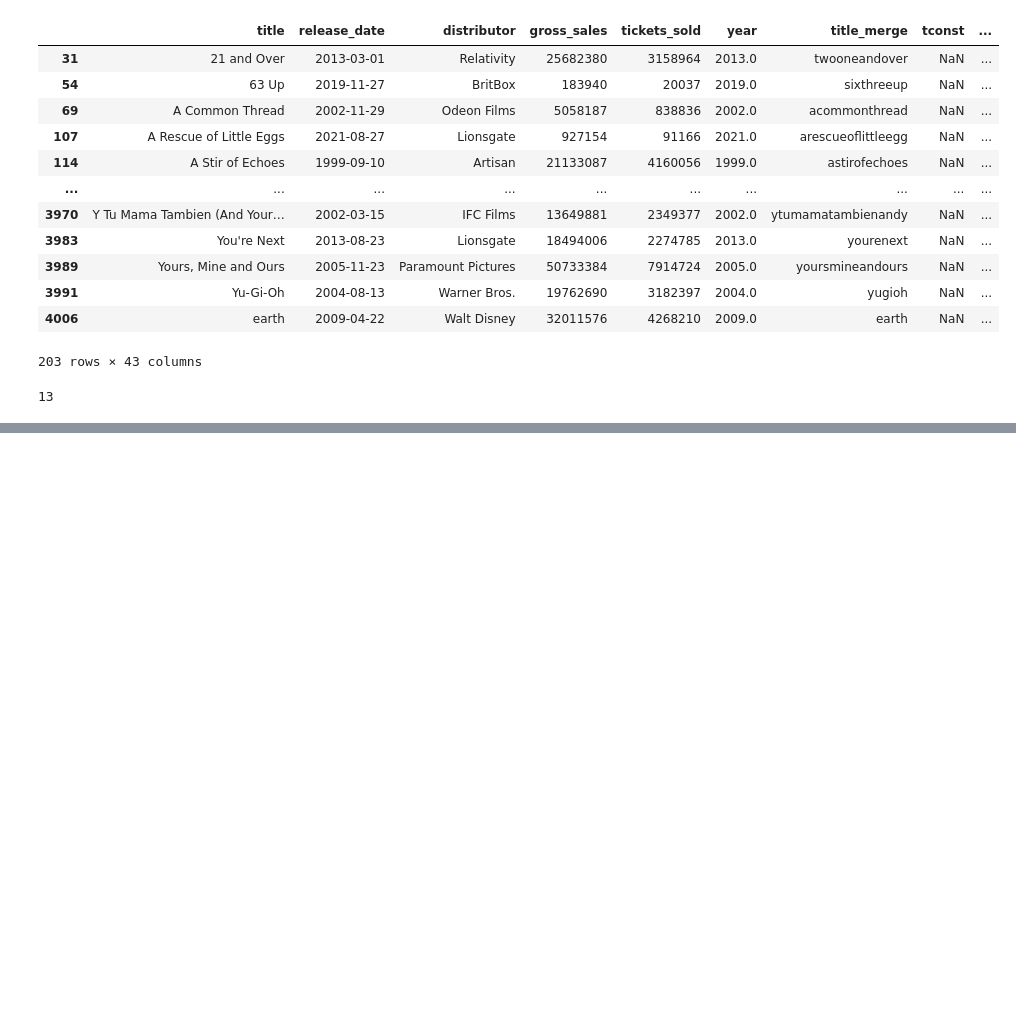
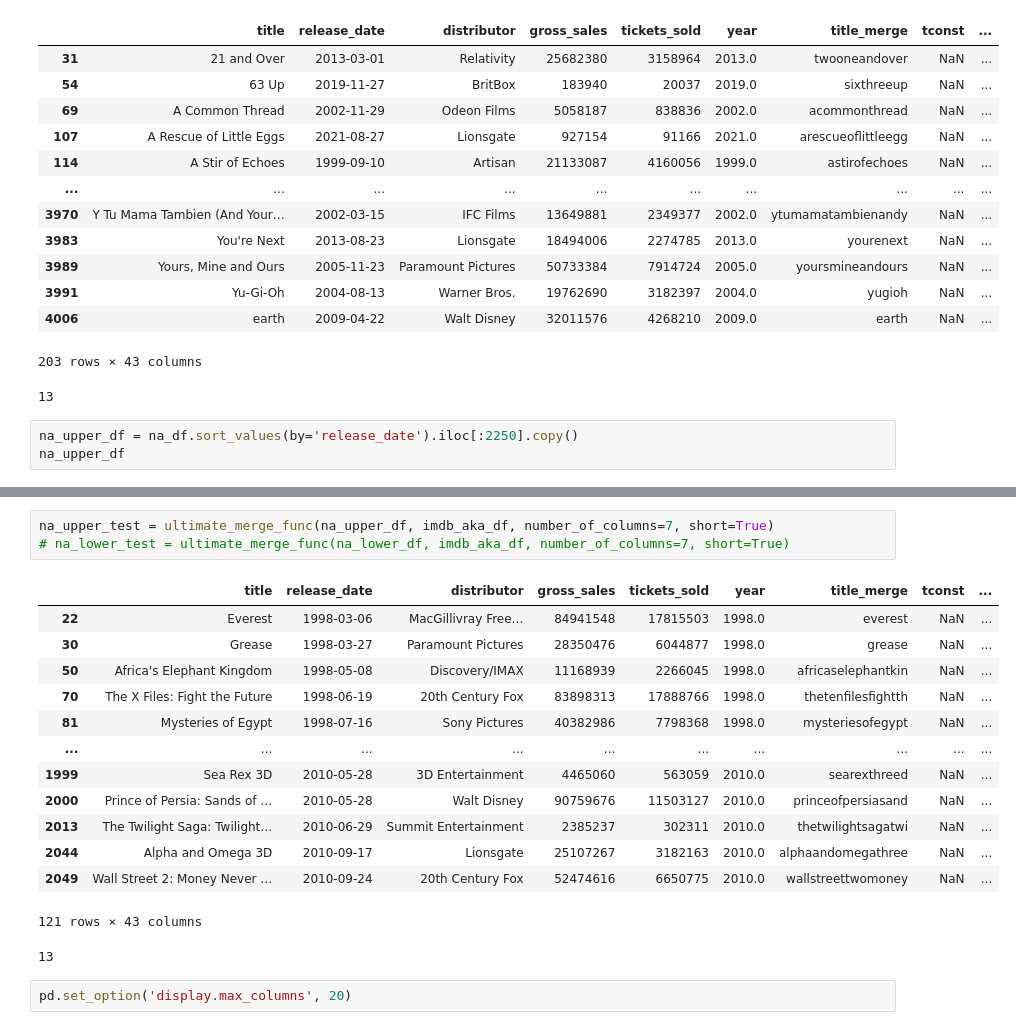
Before and after one commit to tk87-hono/data_analytics_24_4-Capstone_Movie_Group, a Jupyter notebook: clean_merging_book.ipynb, the cells around one changed output, grey strips where cells are left out. Saved outputs shown, nothing was run; the diff lists cells and outputs as text; blank space fills up the shorter version.

Commit message:
some minor tests

```diff
--- a/clean_merging_book.ipynb
+++ b/clean_merging_book.ipynb
@@ -299,3 +299,6 @@ na_check = ultimate_merge_func(na_df, imdb_aka_df, number_of_columns=7, short=Tr
 | 4006 | earth | 2009-04-22 | Walt Disney | 32011576 | 4268210 | 2009.0 | earth | NaN | ... |
 203 rows × 43 columns
 13
+# %%
+na_upper_df = na_df.sort_values(by='release_date').iloc[:2250].copy()
+na_upper_df
@@ -301,0 +336,20 @@ na_check = ultimate_merge_func(na_df, imdb_aka_df, number_of_columns=7, short=Tr
+# %%
+na_upper_test = ultimate_merge_func(na_upper_df, imdb_aka_df, number_of_columns=7, short=True)
+# na_lower_test = ultimate_merge_func(na_lower_df, imdb_aka_df, number_of_columns=7, short=True)
+# %% [output]
+|  | title | release_date | distributor | gross_sales | tickets_sold | year | title_merge | tconst | ... |
+| 22 | Everest | 1998-03-06 | MacGillivray Free… | 84941548 | 17815503 | 1998.0 | everest | NaN | ... |
+| 30 | Grease | 1998-03-27 | Paramount Pictures | 28350476 | 6044877 | 1998.0 | grease | NaN | ... |
+| 50 | Africa's Elephant Kingdom | 1998-05-08 | Discovery/IMAX | 11168939 | 2266045 | 1998.0 | africaselephantkin | NaN | ... |
+| 70 | The X Files: Fight the Future | 1998-06-19 | 20th Century Fox | 83898313 | 17888766 | 1998.0 | thetenfilesfightth | NaN | ... |
+| 81 | Mysteries of Egypt | 1998-07-16 | Sony Pictures | 40382986 | 7798368 | 1998.0 | mysteriesofegypt | NaN | ... |
+| ... | ... | ... | ... | ... | ... | ... | ... | ... | ... |
+| 1999 | Sea Rex 3D | 2010-05-28 | 3D Entertainment | 4465060 | 563059 | 2010.0 | searexthreed | NaN | ... |
+| 2000 | Prince of Persia: Sands of … | 2010-05-28 | Walt Disney | 90759676 | 11503127 | 2010.0 | princeofpersiasand | NaN | ... |
+| 2013 | The Twilight Saga: Twilight… | 2010-06-29 | Summit Entertainment | 2385237 | 302311 | 2010.0 | thetwilightsagatwi | NaN | ... |
+| 2044 | Alpha and Omega 3D | 2010-09-17 | Lionsgate | 25107267 | 3182163 | 2010.0 | alphaandomegathree | NaN | ... |
+| 2049 | Wall Street 2: Money Never … | 2010-09-24 | 20th Century Fox | 52474616 | 6650775 | 2010.0 | wallstreettwomoney | NaN | ... |
+121 rows × 43 columns
+13
+# %%
+pd.set_option('display.max_columns', 20)
```
Also changed, not shown: parts of 17 cells of this notebook, 1 other file.
